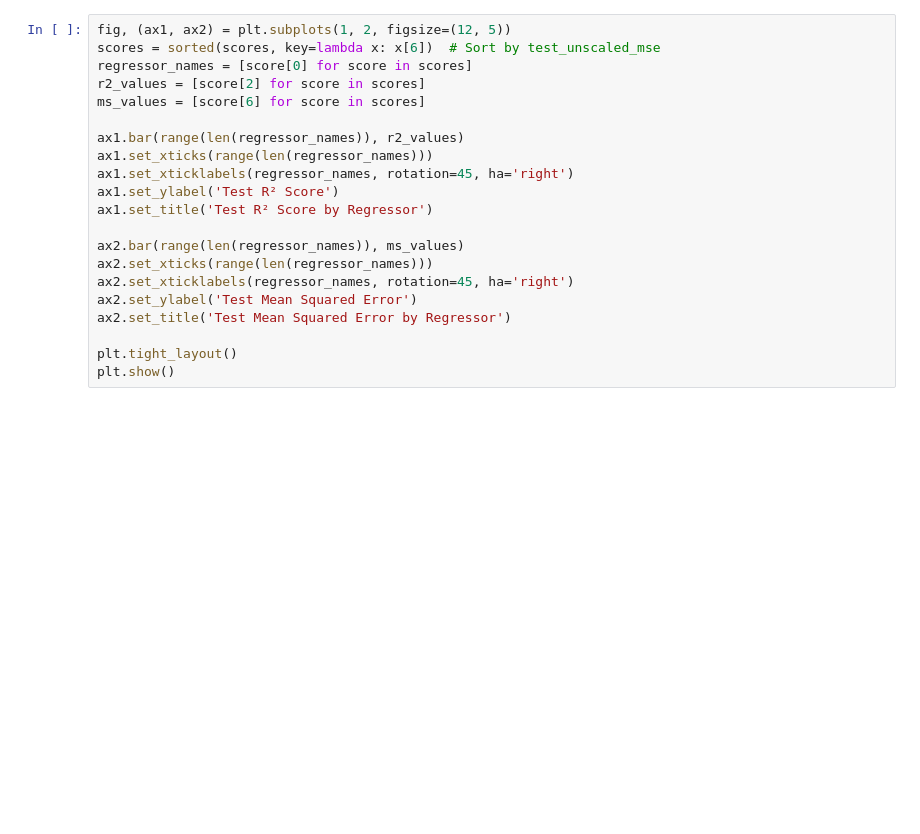
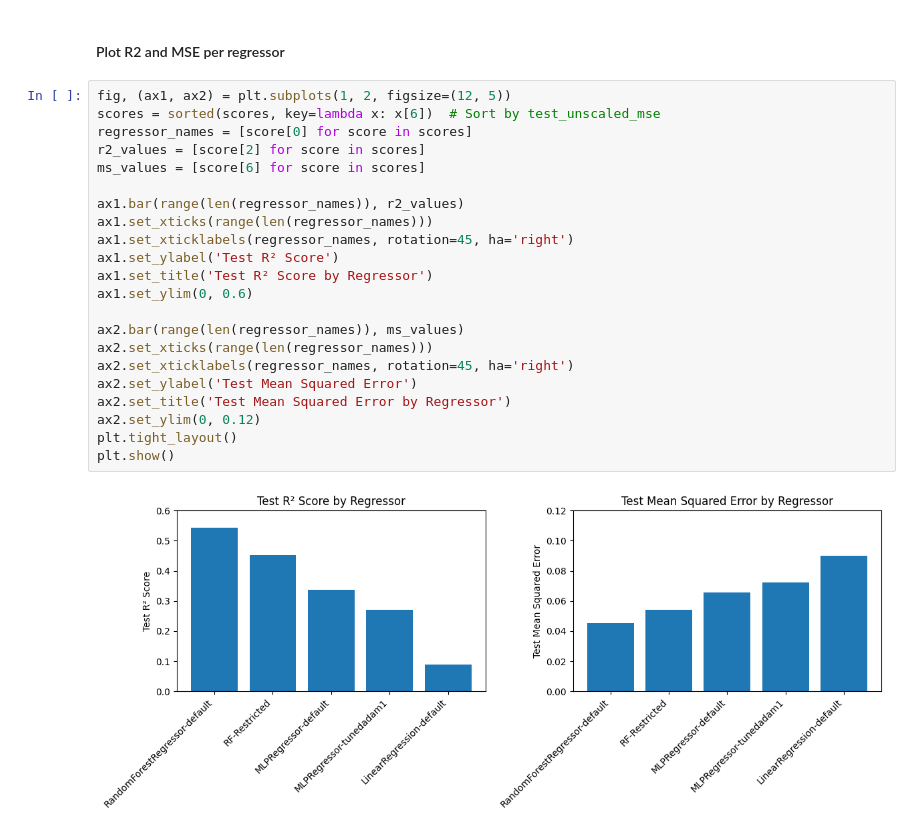
Before and after one commit to NullString1/COMP2002, a Jupyter notebook: regression.ipynb, the cells around one changed output. Saved outputs shown, nothing was run; the diff lists cells and outputs as text; blank space fills up the shorter version.

```diff
--- a/regression.ipynb
+++ b/regression.ipynb
@@ -172,21 +236,26 @@ plt.show()
+# %% [markdown]
+#### Plot R2 and MSE per regressor
 # %%
 fig, (ax1, ax2) = plt.subplots(1, 2, figsize=(12, 5))
 scores = sorted(scores, key=lambda x: x[6])  # Sort by test_unscaled_mse
 regressor_names = [score[0] for score in scores]
 r2_values = [score[2] for score in scores]
 ms_values = [score[6] for score in scores]
 
 ax1.bar(range(len(regressor_names)), r2_values)
 ax1.set_xticks(range(len(regressor_names)))
 ax1.set_xticklabels(regressor_names, rotation=45, ha='right')
 ax1.set_ylabel('Test R² Score')
 ax1.set_title('Test R² Score by Regressor')
+ax1.set_ylim(0, 0.6)
 
 ax2.bar(range(len(regressor_names)), ms_values)
 ax2.set_xticks(range(len(regressor_names)))
 ax2.set_xticklabels(regressor_names, rotation=45, ha='right')
 ax2.set_ylabel('Test Mean Squared Error')
 ax2.set_title('Test Mean Squared Error by Regressor')
-
+ax2.set_ylim(0, 0.12)
 plt.tight_layout()
 plt.show()
+# %% [output]
+[figure, added]
```
Also changed, not shown: parts of 18 cells of this notebook, 5 other files.
